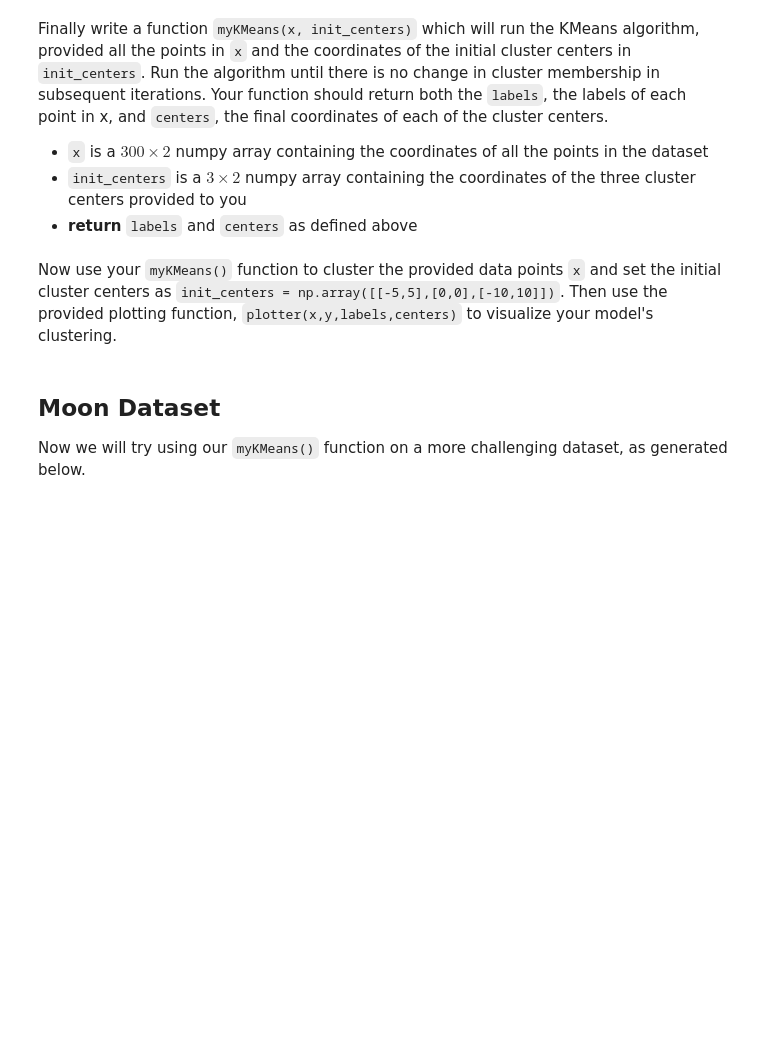
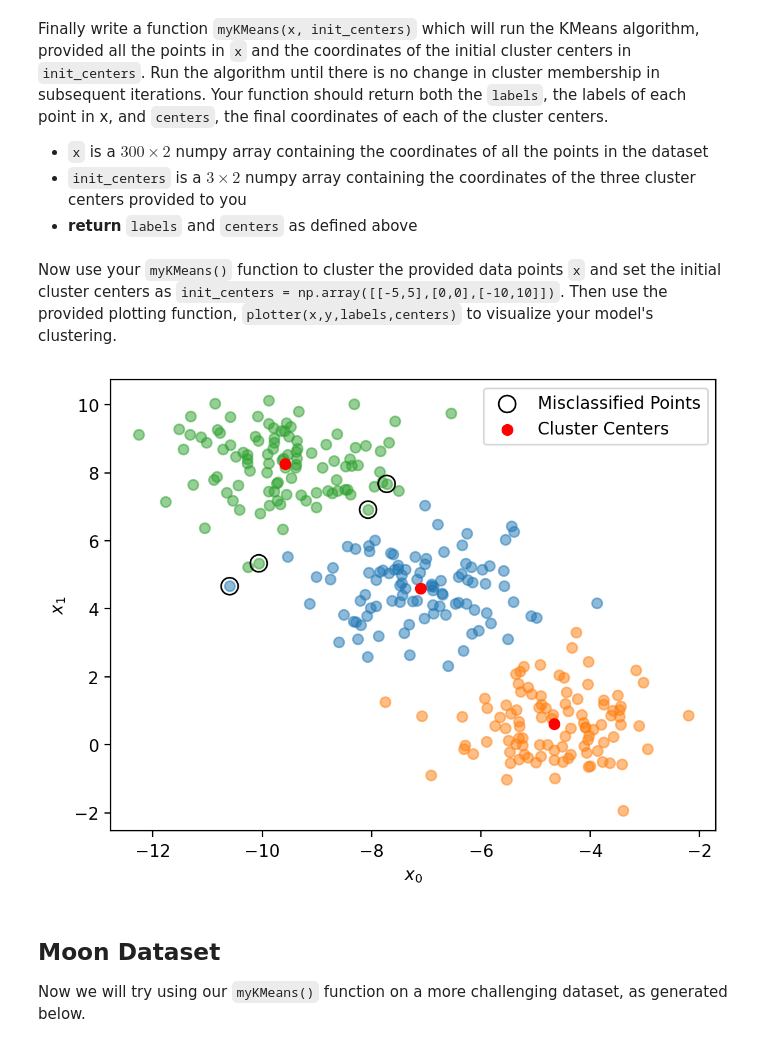
Before and after one commit to judson35/AI-ML, a Jupyter notebook: HW11/M11-L1-P1.ipynb, the cells around one changed output. Cells and saved outputs as stored; diff of their text form; code cells hidden in the pictures; blank space fills up the shorter version.

```diff
--- a/HW11/M11-L1-P1.ipynb
+++ b/HW11/M11-L1-P1.ipynb
@@ -49,3 +47,7 @@ def find_cluster(point, centers):
+# %%
+def find_cluster(point, centers):
+    dist = np.sum(np.power(np.subtract(centers, point),2), axis=1)
+    return np.where(dist == min(dist))[0][0]
 # %% [markdown]
 Next, write a function `assign_labels(x, centers)` which will loop through all the points in `x` and use the `find_cluster()` function we just wrote to assign the label of the closest cluster center. Your function should return the labels
 - `x` is a $300 \times 2$ numpy array containing the coordinates of all the points in the dataset
@@ -58,3 +56,9 @@ def assign_labels(x, centers):
+# %%
+def assign_labels(x, centers):
+    labels = np.zeros(x.shape[0])
+    for i,point in enumerate(x):
+        labels[i] = find_cluster(point, centers)
+    return labels
 # %% [markdown]
 Next, write a function `update_centers(x, labels)` which will compute the new cluster centers using the centroid of each cluster, provided all the points in `x` and their corresponding labels
 - `x` is a $300 \times 2$ numpy array containing the coordinates of all the points in the dataset
@@ -67,3 +67,10 @@ def update_centers(x, labels):
+# %%
+def update_centers(x, labels):
+    centers = []
+    for label in np.unique(labels):
+        label_idx = np.where(labels == label)[0]
+        centers.append(np.average(x[label_idx], axis=0))
+    return np.array(centers)
 # %% [markdown]
 Finally write a function `myKMeans(x, init_centers)` which will run the KMeans algorithm, provided all the points in `x` and the coordinates of the initial cluster centers in `init_centers`. Run the algorithm until there is no change in cluster membership in subsequent iterations. Your function should return both the `labels`, the labels of each point in x, and `centers`, the final coordinates of each of the cluster centers.
 - `x` is a $300 \times 2$ numpy array containing the coordinates of all the points in the dataset
@@ -76,2 +79,13 @@ def myKMeans(x, init_centers):
+# %%
+def myKMeans(x, init_centers):
+    centers = init_centers
+    for i in range(100):
+        labels = assign_labels(x, centers)
+        new_centers = update_centers(x, labels)
+        dist = 0
+        for center, new_center in zip(centers, new_centers):
+            dist += np.sum(np.power(np.subtract(center, new_center),2))
+        centers = new_centers
+        if (dist < 0.001): return labels, centers
 # %% [markdown]
 Now use your `myKMeans()` function to cluster the provided data points `x` and set the initial cluster centers as `init_centers = np.array([[-5,5],[0,0],[-10,10]])`. Then use the provided plotting function, `plotter(x,y,labels,centers)` to visualize your model's clustering.
@@ -80,3 +92,10 @@ Now use your `myKMeans()` function to cluster the provided data points `x` and s
+# %%
+init_centers = np.array([[-5,5],[0,0],[-10,10]])
+labels, centers = myKMeans(x, init_centers)
+
+plotter(x, y, labels, centers)
+# %% [output]
+[figure, added]
 # %% [markdown]
 ## Moon Dataset
 
```
Also changed, not shown: parts of 11 cells of this notebook, 1 other file.
